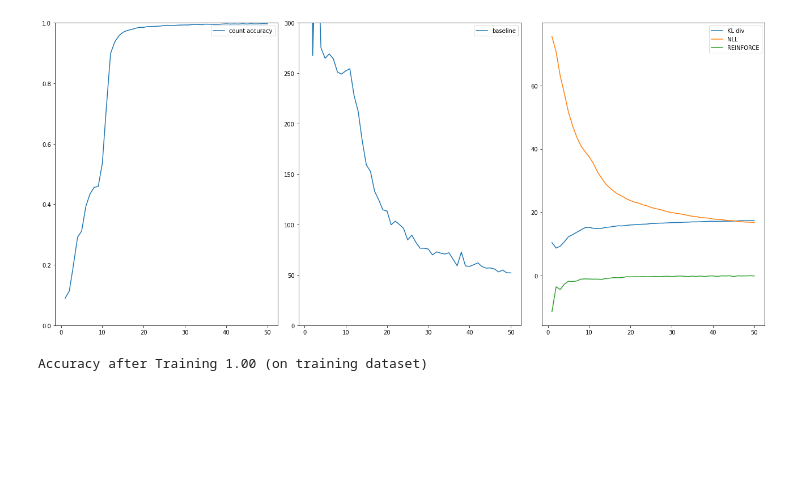
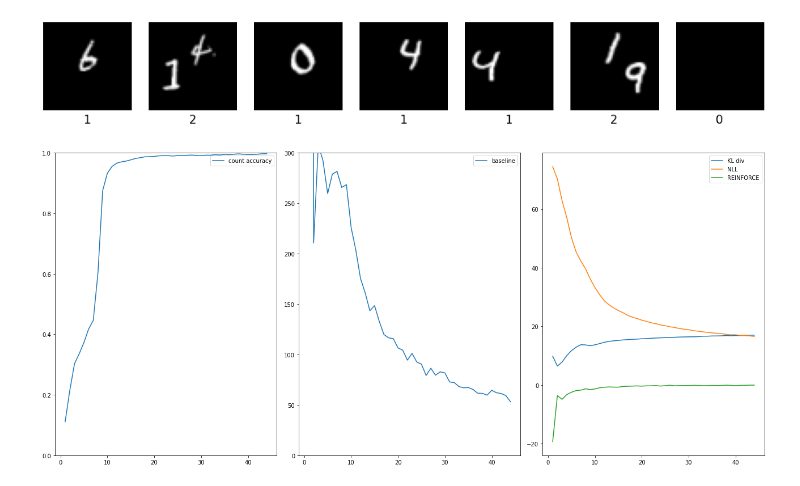
Before and after one commit to borea17/Notebooks, a Jupyter notebook: 05_Attend-Infer-Repeat.ipynb, the cells around one changed output. Saved outputs shown, nothing was run; the diff lists cells and outputs as text; code cells hidden in the pictures; blank space fills up the shorter version.

```diff
--- a/05_Attend-Infer-Repeat.ipynb
+++ b/05_Attend-Infer-Repeat.ipynb
@@ -87,6 +90,20 @@ def generate_dataset(num_images, SEED=1):
     return TensorDataset(data.type(torch.float32), labels)
 
 train_dataset = generate_dataset(num_images=1000)
+# %%
+n_samples = 7
+fig = plt.figure(figsize=(n_samples*2.5, 2.5))
+i_samples = np.random.choice(range(len(train_dataset)),
+                             n_samples, replace=False)
+for counter, i_sample in enumerate(i_samples):
+    img, label = train_dataset[i_sample]
+
+    plt.subplot(1, n_samples, counter + 1)
+    plt.imshow(transforms.ToPILImage()(img), cmap='gray')
+    plt.axis('off')
+    plt.title(str(label.numpy()), fontsize=16, y=-0.2)
+# %% [output]
+[figure, added]
 # %%
 class VAE(nn.Module):
     """simple VAE class with a Gaussian encoder (mean and diagonal variance
@@ -493,8 +505,7 @@ air_model = AIR()
 train_dataset = generate_dataset(num_images=10000, SEED=np.random.randint(1000))
 trained_air = train(air_model, train_dataset)
 # %% [output]
-[figure, old version]
+[figure, new version]
-Accuracy after Training 1.00 (on training dataset)
 # %%
 def plot_results(dataset):
     device = 'cuda' if torch.cuda.is_available() else 'cpu'
```
Also changed, not shown: parts of 3 cells of this notebook.
